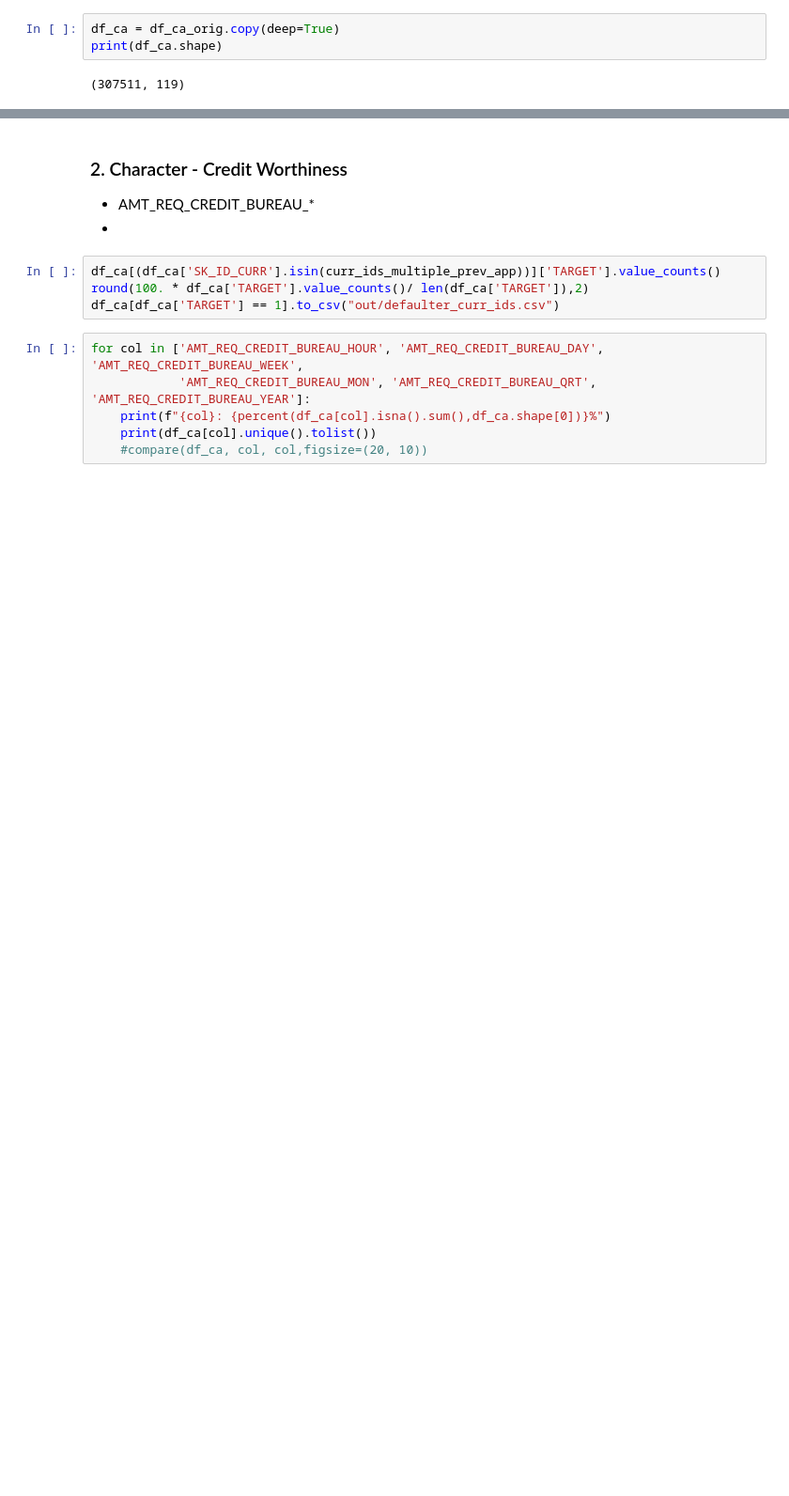
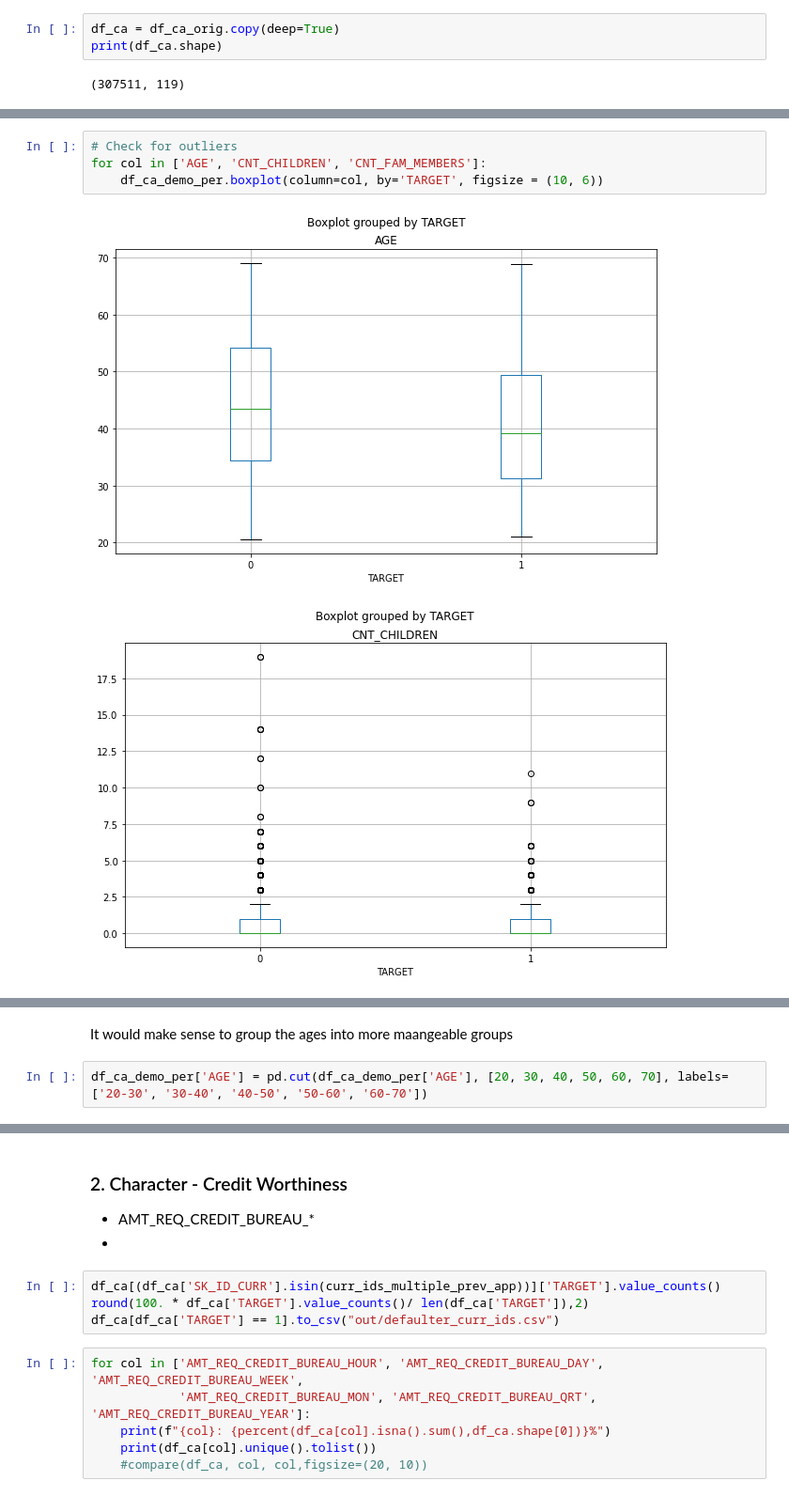
Before and after one commit to sreedevigattu/crediteda, a Jupyter notebook: CreditEDA.ipynb, the cells around one changed output, grey strips where cells are left out. Shown at 94% size. Saved outputs shown, nothing was run; the diff lists cells and outputs as text; blank space fills up the shorter version.

```diff
--- a/CreditEDA.ipynb
+++ b/CreditEDA.ipynb
@@ -776,0 +724,7 @@ print(df_ca.loc[df_ca['REGION_RATING_CLIENT'] < df_ca['REGION_RATING_CLIENT_W_CI
+# %%
+# Check for outliers
+for col in ['AGE', 'CNT_CHILDREN', 'CNT_FAM_MEMBERS']:
+    df_ca_demo_per.boxplot(column=col, by='TARGET', figsize = (10, 6))
+# %% [output]
+[figure, added]
+[figure, added]
@@ -776,0 +732,4 @@ print(df_ca.loc[df_ca['REGION_RATING_CLIENT'] < df_ca['REGION_RATING_CLIENT_W_CI
+# %% [markdown]
+It would make sense to group the ages into more maangeable groups
+# %%
+df_ca_demo_per['AGE'] = pd.cut(df_ca_demo_per['AGE'], [20, 30, 40, 50, 60, 70], labels=['20-30', '30-40', '40-50', '50-60', '60-70'])
```
Also changed, not shown: parts of 61 cells of this notebook.
